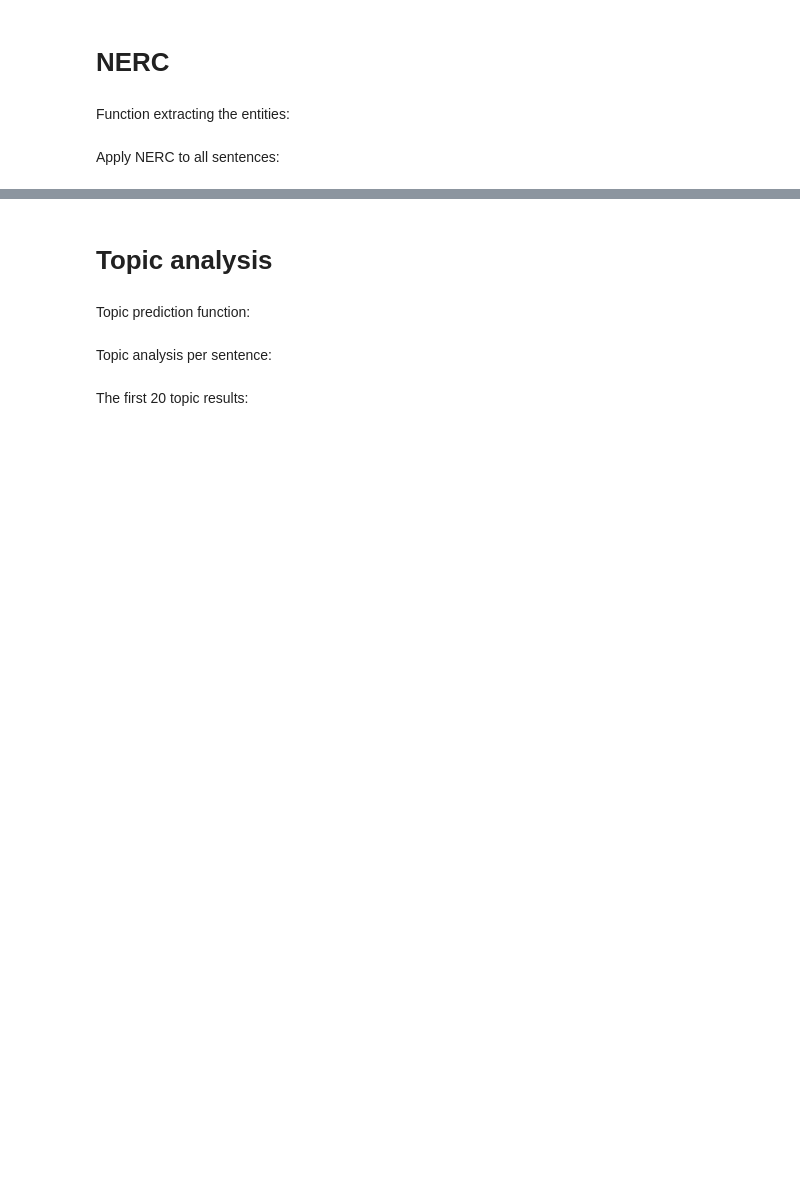
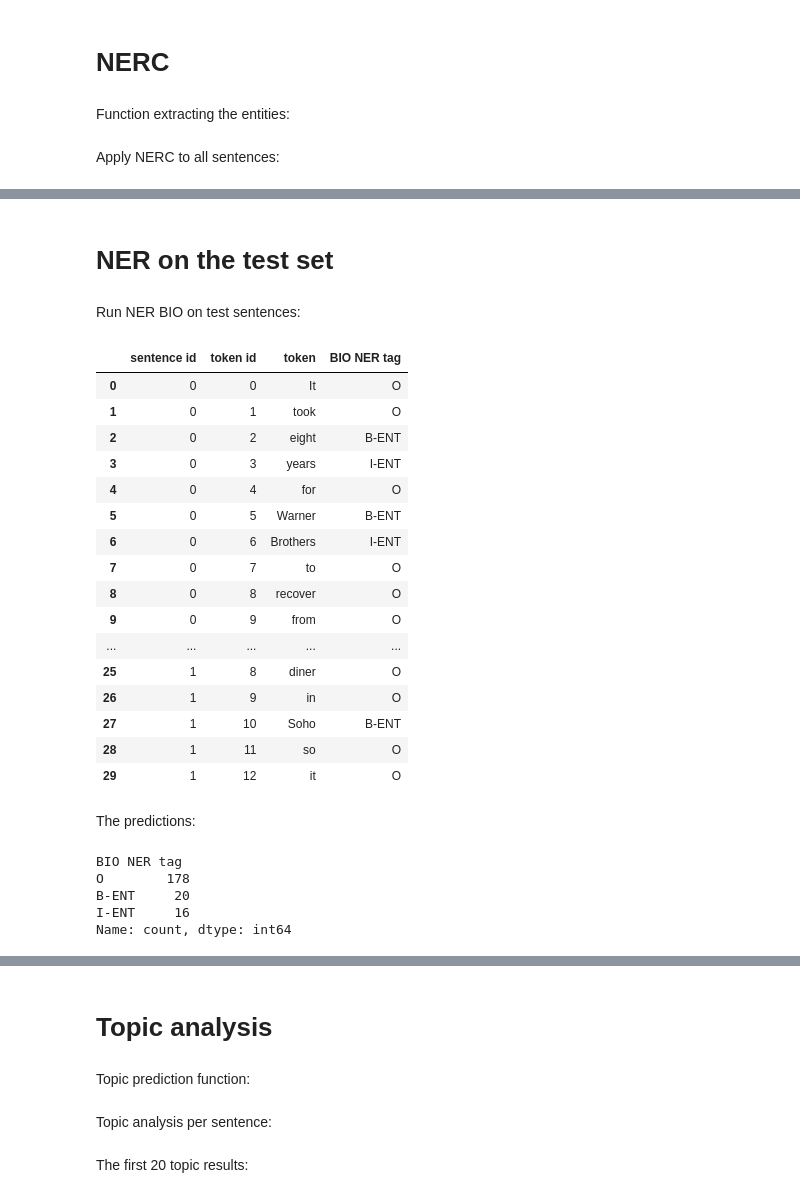
Before and after one commit to toni-23-b/TextMining2026, a Jupyter notebook: sentiment.ipynb, the cells around one changed output, grey strips where cells are left out. Drawn from its saved outputs; the diff is of its cells as text; code cells hidden in the pictures; blank space fills up the shorter version.

```diff
--- a/sentiment.ipynb
+++ b/sentiment.ipynb
@@ -7,7 +7,7 @@ import spacy
 import pandas as pd
 
 reviews = pd.read_csv("training_set/Reviews.csv", encoding="cp1252")
-test = pd.read_csv("test_sets/Sentiment-topic-test.tsv", encoding="cp1252")
+test = pd.read_csv("test_sets/Sentiment-topic-test.tsv", sep="\t")
 
 nlp = spacy.load("en_core_web_sm")
 
@@ -242,0 +253,47 @@ sentences_with_entities[["review_id", "sentence_id", "sentence", "entities_displ
+# %% [markdown]
+# NER on the test set
+# %% [markdown]
+Run NER BIO on test sentences:
+# %%
+test_bio_rows = []
+
+# sentence-level BIO tagging to test set sentences
+for _, row in test[["sentence id", "text"]].iterrows():
+    sent_id = int(row["sentence id"])
+    sent_text = row["text"]
+    test_bio_rows.extend(sentence_to_bio_rows(sent_text, sent_id))
+
+# DataFrame for the test set BIO tags
+test_ner_df = pd.DataFrame(test_bio_rows)
+test_ner_df.head(30)
+# %% [output]
+|  | sentence id | token id | token | BIO NER tag |
+| 0 | 0 | 0 | It | O |
+| 1 | 0 | 1 | took | O |
+| 2 | 0 | 2 | eight | B-ENT |
+| 3 | 0 | 3 | years | I-ENT |
+| 4 | 0 | 4 | for | O |
+| 5 | 0 | 5 | Warner | B-ENT |
+| 6 | 0 | 6 | Brothers | I-ENT |
+| 7 | 0 | 7 | to | O |
+| 8 | 0 | 8 | recover | O |
+| 9 | 0 | 9 | from | O |
+| ... | ... | ... | ... | ... |
+| 25 | 1 | 8 | diner | O |
+| 26 | 1 | 9 | in | O |
+| 27 | 1 | 10 | Soho | B-ENT |
+| 28 | 1 | 11 | so | O |
+| 29 | 1 | 12 | it | O |
+# %% [markdown]
+The predictions:
+# %%
+test_ner_df = test_ner_df[["sentence id", "token id", "token", "BIO NER tag"]]
+test_ner_df.to_csv("outputs/ner_test_predictions.tsv", sep="\t", index=False)
+
+print(test_ner_df["BIO NER tag"].value_counts())
+# %% [output]
+BIO NER tag
+O        178
+B-ENT     20
+I-ENT     16
+Name: count, dtype: int64
```
Also changed, not shown: parts of 10 cells of this notebook, 2 other files.
